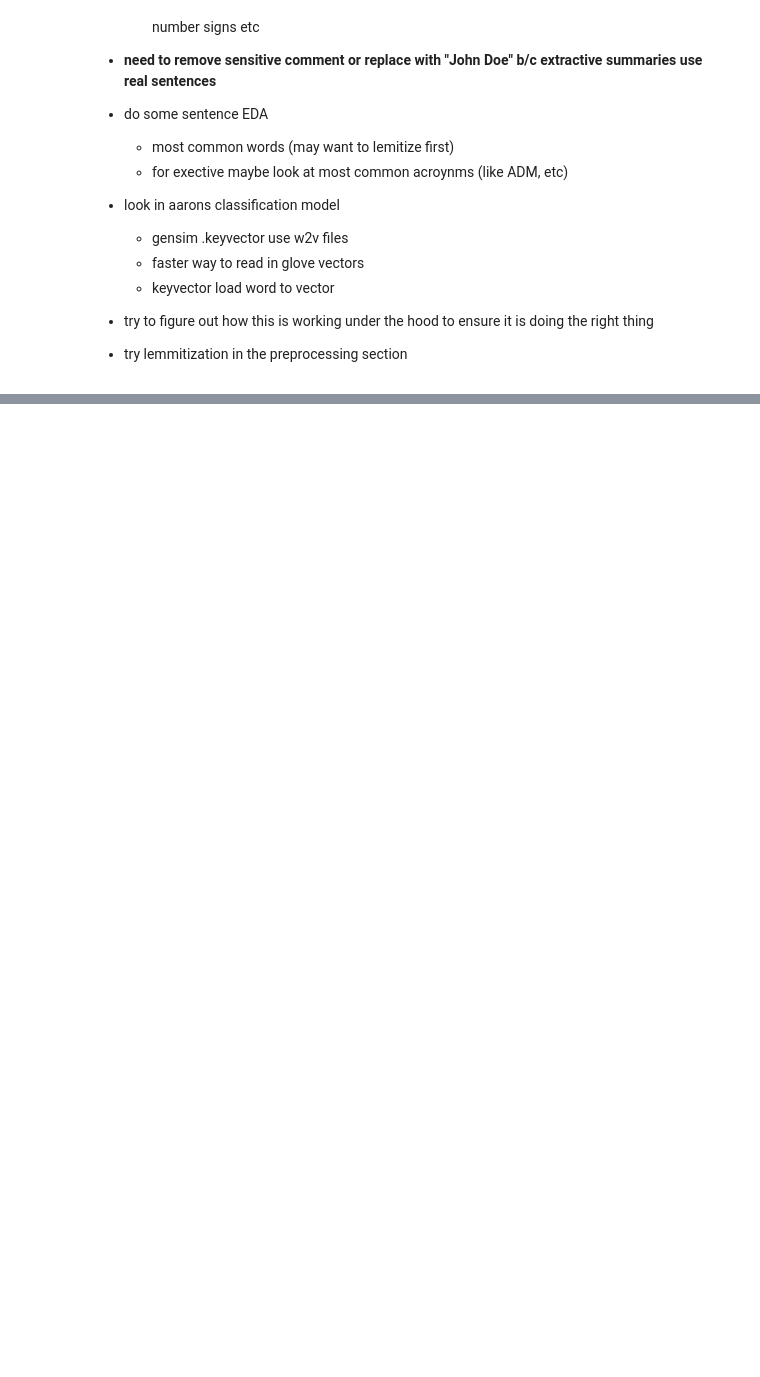
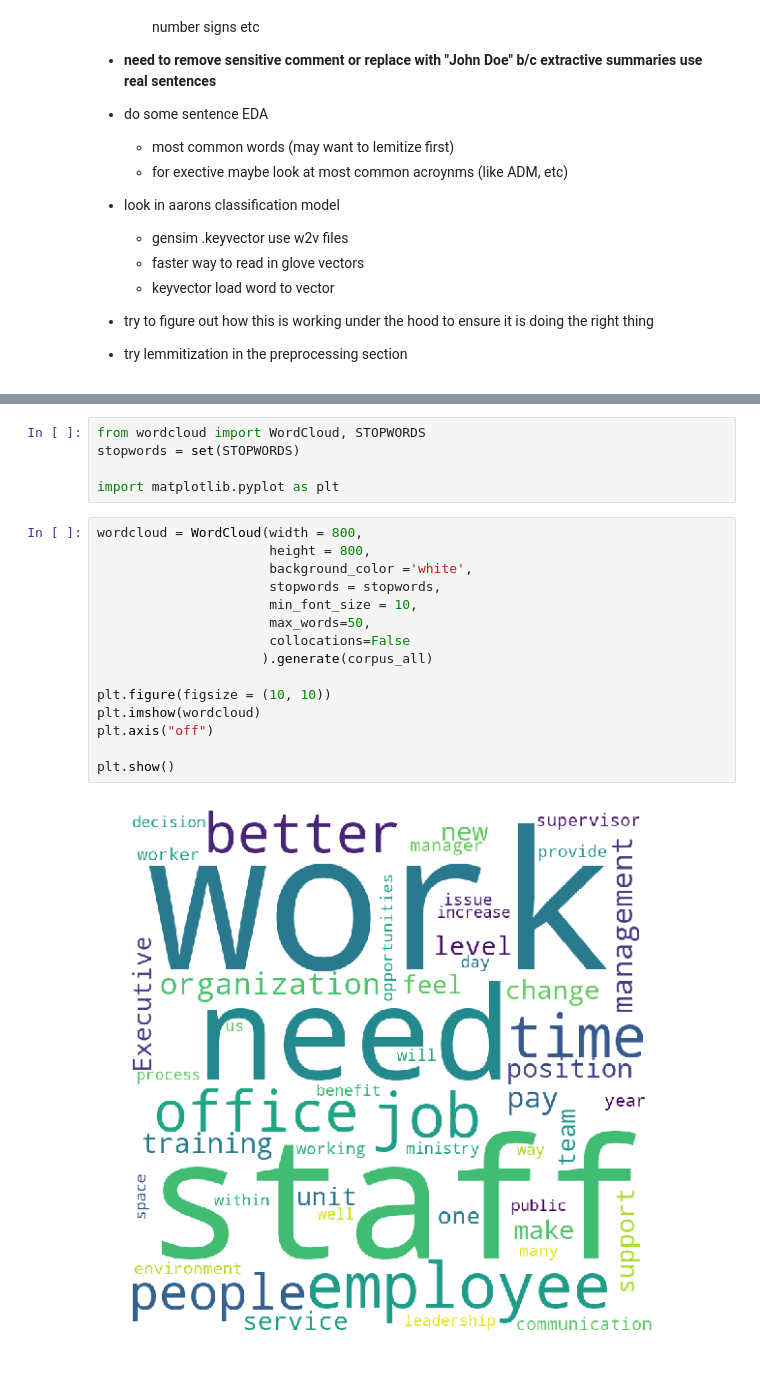
Before and after one commit to Jamienie/mds_capstone_bcstats, a Jupyter notebook: notebooks/ap_text_summary_joined_qual_quant.ipynb, the cells around one changed output, grey strips where cells are left out. Saved outputs shown, nothing was run; the diff lists cells and outputs as text; blank space fills up the shorter version.

```diff
--- a/notebooks/ap_text_summary_joined_qual_quant.ipynb
+++ b/notebooks/ap_text_summary_joined_qual_quant.ipynb
@@ -226,0 +200,22 @@ for i in summary_for_all:
+# %%
+from wordcloud import WordCloud, STOPWORDS
+stopwords = set(STOPWORDS)
+
+import matplotlib.pyplot as plt
+# %%
+wordcloud = WordCloud(width = 800,
+                      height = 800,
+                      background_color ='white',
+                      stopwords = stopwords,
+                      min_font_size = 10,
+                      max_words=50,
+                      collocations=False
+                     ).generate(corpus_all)
+
+plt.figure(figsize = (10, 10))
+plt.imshow(wordcloud)
+plt.axis("off")
+
+plt.show()
+# %% [output]
+[figure, added]
```
Also changed, not shown: parts of 22 cells of this notebook, 1 other file.
